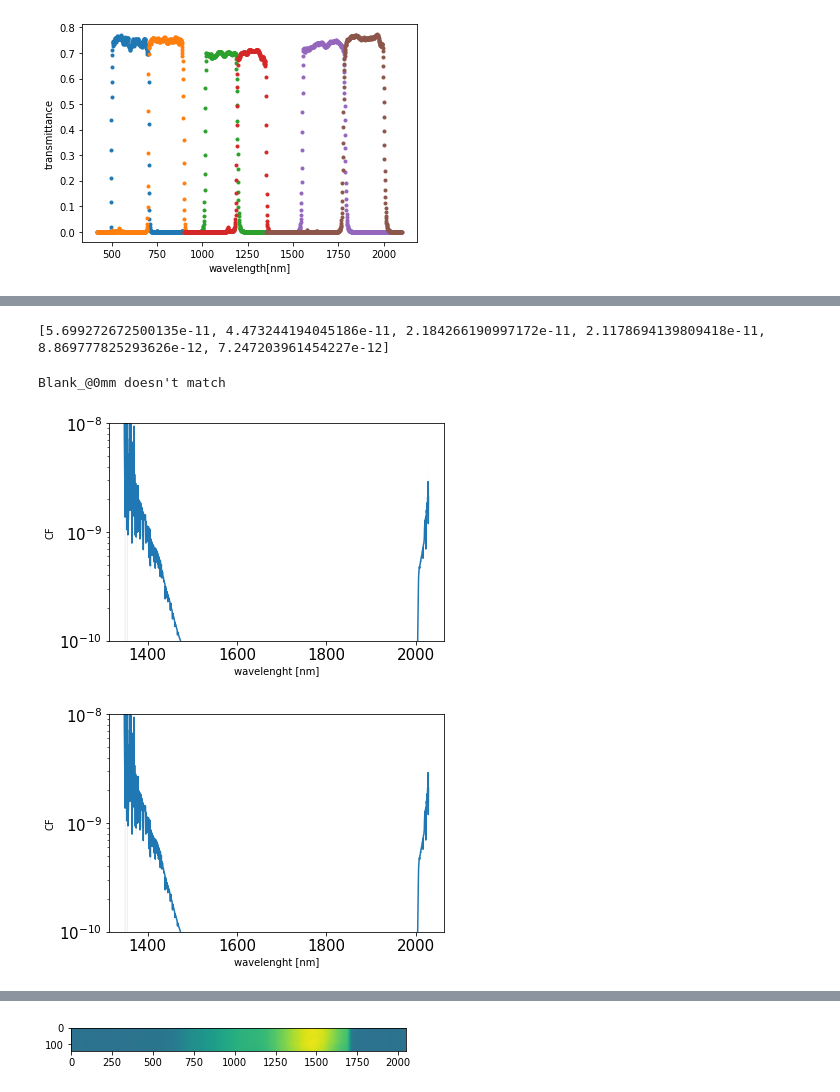
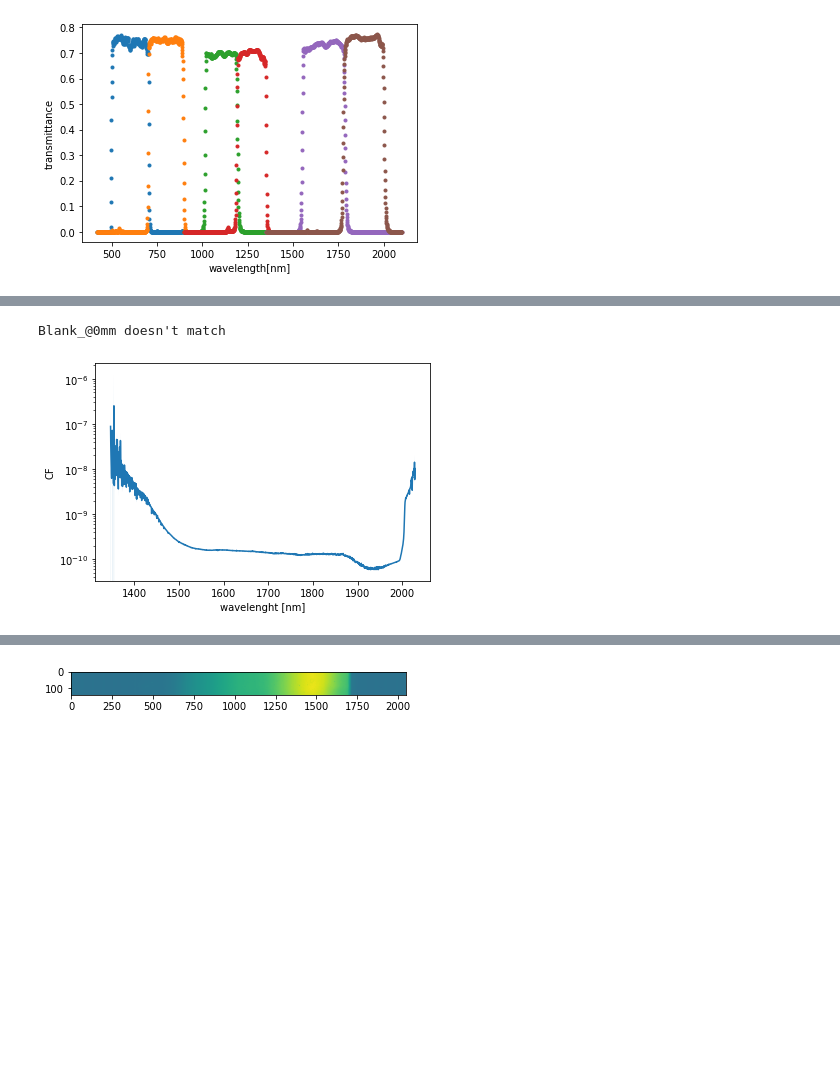
Before and after one commit to RH-REP/CIBER2, a Jupyter notebook: 11_NIR_CF.ipynb, the cells around one changed output, grey strips where cells are left out. Drawn from its saved outputs; the diff is of its cells as text; code cells hidden in the pictures; blank space fills up the shorter version.

```diff
--- a/11_NIR_CF.ipynb
+++ b/11_NIR_CF.ipynb
@@ -667,5 +699,0 @@ cf2_l_m = lowl2 / (si[5] * lambda_cl2 * lowerl2)
-# %%
-cf_wpf_measure = [cf1_s_m, cf2_s_m, cf1_m_m, cf2_m_m, cf1_l_m, cf2_l_m]
-print(cf_wpf_measure)
-# %% [output]
-[5.699272672500135e-11, 4.473244194045186e-11, 2.184266190997172e-11, 2.1178694139809418e-11, 8.869777825293626e-12, 7.247203961454227e-12]
@@ -698,29 +700,25 @@ wavelength_calc = [arms_wavelength, armm_wavelength, arml_wavelength]
 # %%
 cf_class = spec_reader.irradiance.NIR_CF_Class(reduction_shelf,1200)
 # %%
+importlib.reload(spec_reader)
+importlib.reload(spec_reader.irradiance)
+cf_class = spec_reader.irradiance.NIR_CF_Class(reduction_shelf,1200)
+
 book_name = '①refOD1_&_②Thermal_cut_L__x_③Blank_@0mm'
 arm_name = "armL"
 
 fig,ax = plt.subplots()
 w,cf,cf_sterr= cf_class.calc_CF(book_name,arm_name)
 
-ax.plot(w[300:-300],cf[300:-300],label=arm_name)
+ax.plot(w[300:-300],cf[300:-300],label=arm_name + " - BB")
 err_up = cf[300:-300] + cf_sterr[300:-300]
 err_down = cf[300:-300] - cf_sterr[300:-300]
 ax.fill_between(w[300:-300],err_down ,err_up, alpha=0.2)
 ax.set_xlabel("wavelenght [nm]")
 ax.set_ylabel("CF")
-ax.set_ylim(10**-10,10**-8)
+# ax.set_ylim(10**-10,10**-8)
 ax.set_yscale("log")
-# # ax.plot(w,cf)
-# ax.set_xlabel("wavelenght [nm]")
-# ax.set_ylabel("CF")
-
-# ax.set_ylim(10**-10,10**-8)
-# ax.set_yscale("log")
-plt.tick_params(labelsize=15)
-display(fig)
+# plt.tick_params(labelsize=15)
 # %% [output]
 Blank_@0mm doesn't match
-[figure, old version]
+[figure, new version]
-[figure, removed]
```
Also changed, not shown: parts of 50 cells of this notebook, 34 other files.
